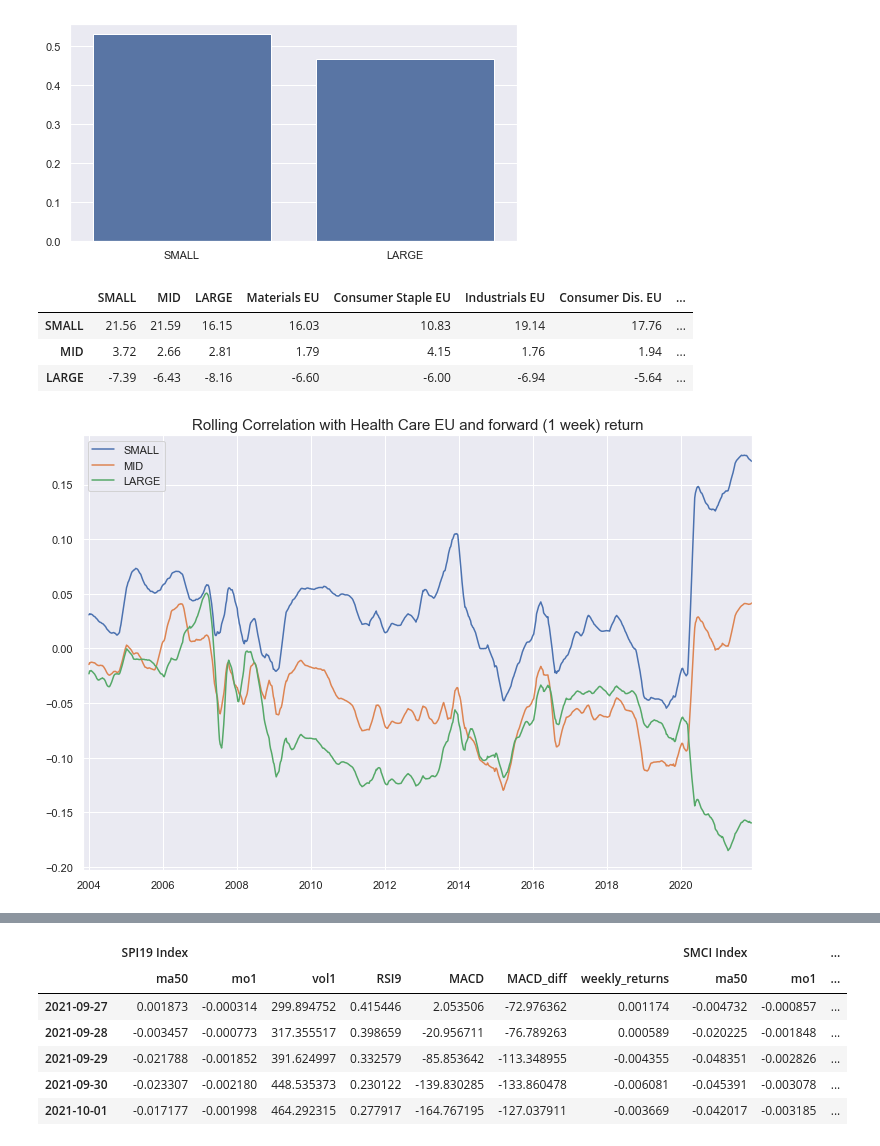
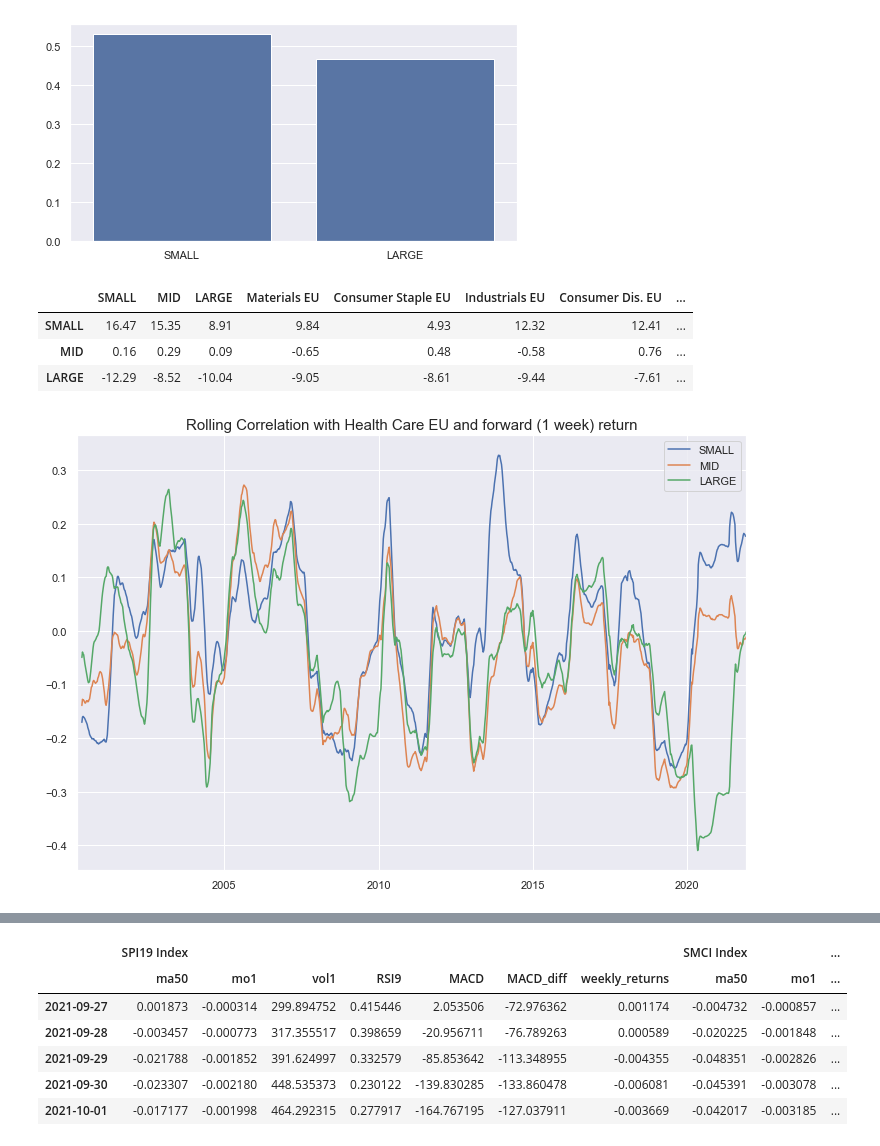
Before and after one commit to lacoupe/BCVS, a Jupyter notebook: SW/size/size.ipynb, the cells around one changed output, grey strips where cells are left out. Saved outputs shown, nothing was run; the diff lists cells and outputs as text; code cells hidden in the pictures.

```diff
--- a/SW/size/size.ipynb
+++ b/SW/size/size.ipynb
@@ -145,6 +145,9 @@ plt.show()
 # %%
 features_weekly_returns = features.pct_change().resample('W').mean()
 target_weekly_returns = target_prices.pct_change().resample('W').mean()
+# %%
+features_weekly_returns = features.resample('W').apply(lambda x: np.log(x[-1] / x[0]) / len(x))
+target_weekly_returns = target_prices.resample('W').apply(lambda x: np.log(x[-1] / x[0]) / len(x))
 # %%
 df_features_corr = pd.DataFrame(index=target_weekly_returns.columns)
 for col in features_weekly_returns:
@@ -152,17 +155,17 @@ for col in features_weekly_returns:
 df_features_corr.round(4) * 100
 # %% [output]
 |  | SMALL | MID | LARGE | Materials EU | Consumer Staple EU | Industrials EU | Consumer Dis. EU | ... |
-| SMALL | 21.56 | 21.59 | 16.15 | 16.03 | 10.83 | 19.14 | 17.76 | ... |
-| MID | 3.72 | 2.66 | 2.81 | 1.79 | 4.15 | 1.76 | 1.94 | ... |
-| LARGE | -7.39 | -6.43 | -8.16 | -6.60 | -6.00 | -6.94 | -5.64 | ... |
+| SMALL | 16.47 | 15.35 | 8.91 | 9.84 | 4.93 | 12.32 | 12.41 | ... |
+| MID | 0.16 | 0.29 | 0.09 | -0.65 | 0.48 | -0.58 | 0.76 | ... |
+| LARGE | -12.29 | -8.52 | -10.04 | -9.05 | -8.61 | -9.44 | -7.61 | ... |
 # %%
 fig, ax = plt.subplots(figsize=(12, 8))
 feature = 'Health Care EU'
-target_weekly_returns.shift(-1).rolling(252).corr(features_weekly_returns[feature]).dropna().rolling(10).mean().plot(ax=ax)
+target_weekly_returns.shift(-1).rolling(63).corr(features_weekly_returns[feature]).dropna().rolling(10).mean().plot(ax=ax)
 plt.title(f'Rolling Correlation with {feature} and forward (1 week) return', fontsize=15)
 plt.show()
 # %% [output]
-[figure, old version]
+[figure, new version]
 # %%
 week_input_period = 10
 auto_corr = {}
```
Also changed, not shown: parts of 1 cell of this notebook, 3 other files.
